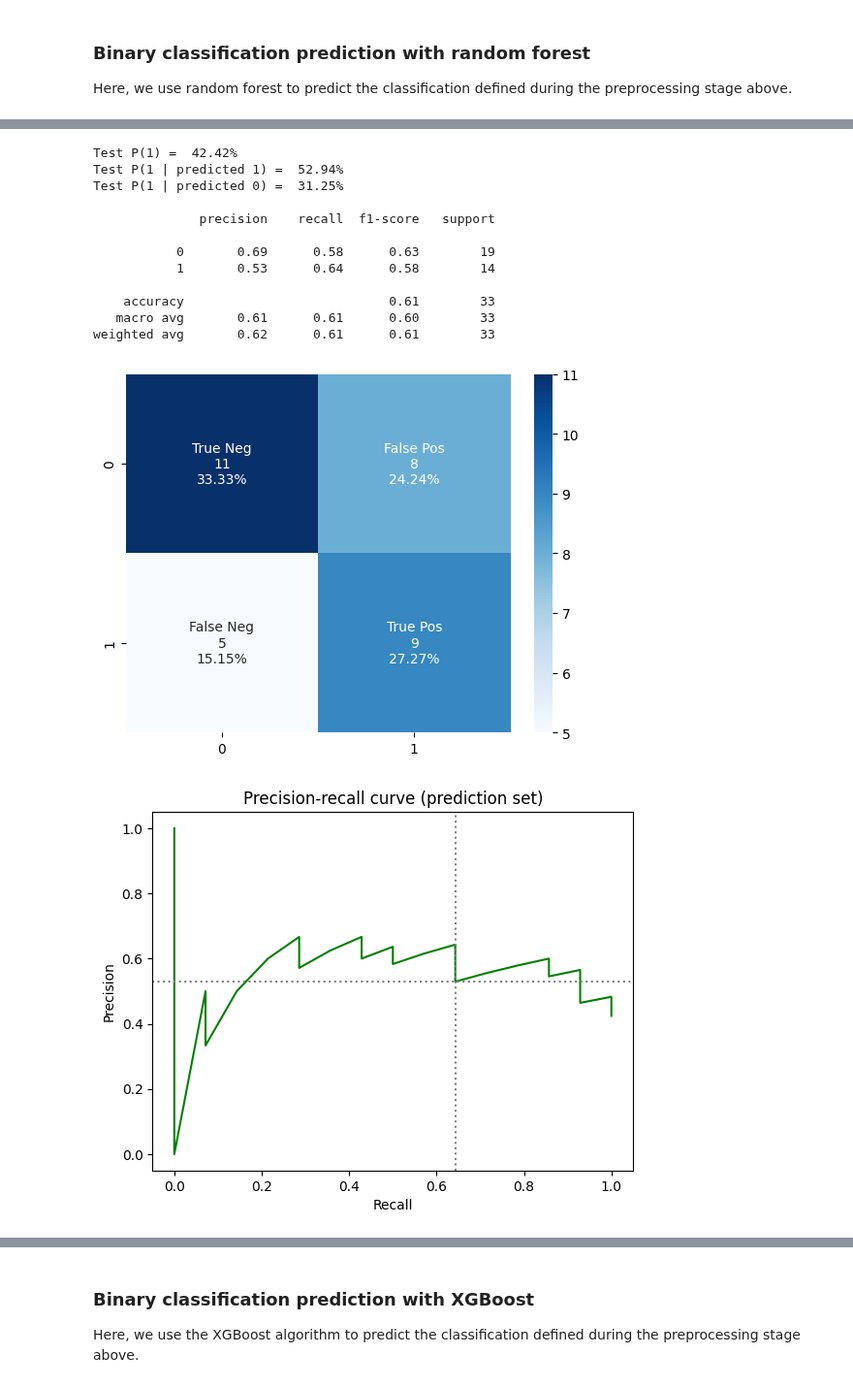
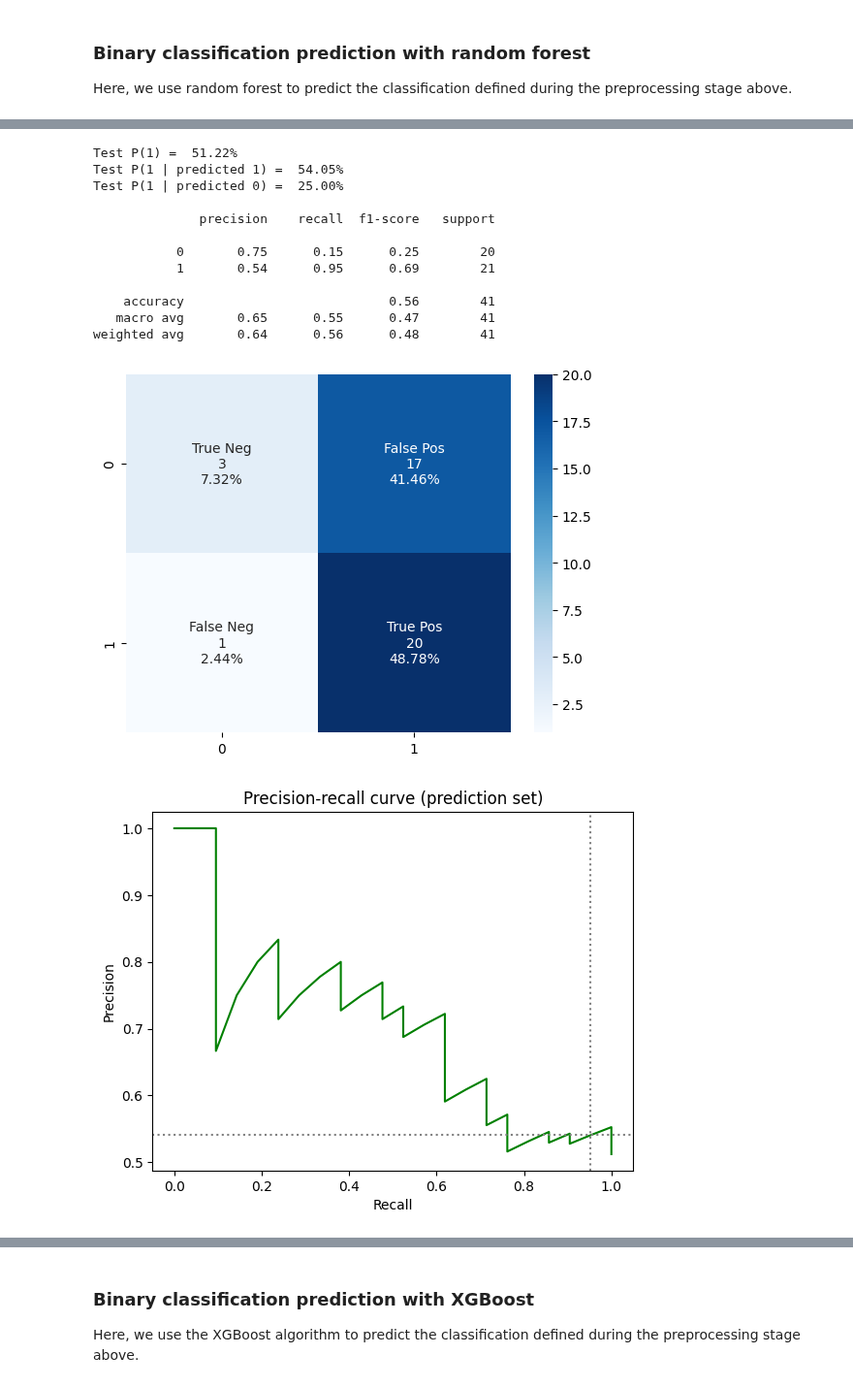
Before and after one commit to higherbar-ai/ml4qc, a Jupyter notebook: src/ml4qc-capi2-example.ipynb, the cells around one changed output, grey strips where cells are left out. Shown at 97% size. Cells and saved outputs as stored; diff of their text form; code cells hidden in the pictures.

```diff
--- a/src/ml4qc-capi2-example.ipynb
+++ b/src/ml4qc-capi2-example.ipynb
@@ -115,11 +116,11 @@ pca = 0.99
 # random state for reproducible results (or None)
 random_state = 411
 
-analysis_df = all_data.drop(["SubmissionDate", "starttime", "endtime", "duration", "TA","reviewed","randomly_selected","n_flags", "mean_movement","sd_movement", "review_comments", "review_corrections"], axis=1).copy(deep=True)
-starting_n = len(analysis_df)
+analysis_df = all_data.drop(["SubmissionDate", "starttime", "endtime", "duration", "TA", "reviewed", "randomly_selected", "n_flags", "mean_movement", "sd_movement", "review_comments", "review_corrections", "enum"], axis=1).copy(deep=True)
+starting_n = len(analysis_df.index)
 analysis_df = analysis_df[~analysis_df.isnull().any(axis=1)]
-ending_n = len(analysis_df)
-print(f"Dropped {ending_n-starting_n}/{starting_n} observations with missing data, for a loss of {((ending_n-starting_n)/starting_n)*100:.2f}%")
+ending_n = len(analysis_df.index)
+print(f"Dropped {starting_n-ending_n}/{starting_n} observations with missing data, for a loss of {((starting_n-ending_n)/starting_n)*100:.2f}%")
 print()
 
 # organize DataFrames with features and classes for prediction
@@ -137,7 +138,7 @@ print(f"Target base rate: {(len(target_df[target_df.target == 1])/len(target_df)
 print()
 
 # create SurveyML object with 25% test vs. train size
-surveyml = SurveyMLClassifier(features_df, target_df, test_size=0.25, cv_when_training=True, random_state=random_state, verbose=True, reweight_classes=True, n_jobs=-2)
+surveyml = SurveyMLClassifier(features_df, target_df, test_size=0.25, cv_when_training=True, random_state=random_state, verbose=True, n_jobs=-3, calibration_method='isotonic', threshold="optimal_f", threshold_value=1)
 
 # preprocess data
 surveyml.preprocess_for_prediction(pca=pca)
@@ -198,25 +203,26 @@ Here, we use logistic regression to predict the classification defined during th
 %%time
 
 model_description = "Logistic regression"
-model_scoring = 'f1'  # 'average_precision' to optimize for precision, 'f1' to optimize for both precision and recall
+model_scoring = 'neg_brier_score'
 print(f"  Predicting: {target_description}")
 print(f"       Model: {model_description}")
 print(f"     Scoring: {model_scoring}")
 print()
 
-import sklearn as skl
 from sklearn.linear_model import LogisticRegression
 
 # first use cross validation to find the optimal hyperparameters
+import sklearn as skl
 classifier_lr = LogisticRegression(random_state=random_state, max_iter=2000)
-search_params = {'C': skl.utils.fixes.loguniform(0.0001, 100), 'penalty': ['l2'], 'class_weight': ['balanced', None]}
+search_params = {'C': skl.utils.fixes.loguniform(0.0001, 100), 'penalty': ['l2'], 'class_weight': [None]}
 params = surveyml.cv_for_best_hyperparameters(classifier=classifier_lr, search_params=search_params, model_scoring=model_scoring, n_iter=100)
 
 # then fit the model using the optimal hyperparameters
 classifier_lr = LogisticRegression(random_state=random_state, max_iter=10000, **params)
 predictions = surveyml.run_prediction_model(classifier_lr)
+print()
 print(f"Predictions made: {len(predictions)}")
-# surveyml.report_feature_importance(classifier_lr.coef_[0])
+# surveyml.report_feature_importance(surveyml.fitted_estimator.coef_[0])
 # %% [output]
   Predicting: Not APPROVED+GOOD
        Model: Logistic regression
@@ -262,7 +268,7 @@ Here, we use a decision tree to predict the classification defined during the pr
 %%time
 
 model_description = "Decision tree"
-model_scoring = 'f1'  # 'average_precision' to optimize for precision, 'f1' to optimize for both precision and recall
+model_scoring = 'neg_brier_score'
 print(f"  Predicting: {target_description}")
 print(f"       Model: {model_description}")
 print(f"     Scoring: {model_scoring}")
@@ -272,14 +278,15 @@ from sklearn.tree import DecisionTreeClassifier
 
 # first use cross validation to find the optimal hyperparameters
 classifier_dt = DecisionTreeClassifier(random_state=random_state)
-search_params = {'max_features': [None, 'sqrt', 'log2'], 'max_depth': [2, 3, 4, 5, 7, 10, 15, None], 'min_samples_split': [2, 5, 10], 'min_samples_leaf': [1, 2, 4], 'class_weight': [None, 'balanced']}
+search_params = {'max_features': [None, 'sqrt', 'log2'], 'max_depth': [2, 3, 4, 5, 7, 10, 15, None], 'min_samples_split': [2, 5, 10], 'min_samples_leaf': [1, 2, 4], 'class_weight': [None]}
 params = surveyml.cv_for_best_hyperparameters(classifier=classifier_dt, search_params=search_params, model_scoring=model_scoring, n_iter=100)
 
 # then fit the model using the optimal hyperparameters
 classifier_dt = DecisionTreeClassifier(random_state=random_state, **params)
 predictions = surveyml.run_prediction_model(classifier_dt)
+print()
 print(f"Predictions made: {len(predictions)}")
-# surveyml.report_feature_importance(classifier_dt.feature_importances_)
+# surveyml.report_feature_importance(surveyml.fitted_estimator.feature_importances_)
 # %% [output]
   Predicting: Not APPROVED+GOOD
        Model: Decision tree
@@ -325,7 +332,7 @@ Here, we use random forest to predict the classification defined during the prep
 %%time
 
 model_description = "Random forest"
-model_scoring = 'f1'  # 'average_precision' to optimize for precision, 'f1' to optimize for both precision and recall
+model_scoring = 'neg_brier_score'
 print(f"  Predicting: {target_description}")
 print(f"       Model: {model_description}")
 print(f"     Scoring: {model_scoring}")
@@ -335,14 +342,15 @@ from sklearn.ensemble import RandomForestClassifier
 
 # first use cross validation to find the optimal hyperparameters
 classifier_rf = RandomForestClassifier(random_state=random_state, n_estimators=50)
-search_params = {'max_features': [None, 'sqrt', 'log2'], 'max_depth': [2, 3, 4, 5, 7, 10, 15, None], 'min_samples_split': [2, 5, 10], 'min_samples_leaf': [1, 2, 4], 'class_weight': [None, 'balanced'], 'bootstrap': [True]}
+search_params = {'max_features': [None, 'sqrt', 'log2'], 'max_depth': [2, 3, 4, 5, 7, 10, 15, None], 'min_samples_split': [2, 5, 10], 'min_samples_leaf': [1, 2, 4], 'class_weight': [None], 'bootstrap': [True]}
 params = surveyml.cv_for_best_hyperparameters(classifier=classifier_rf, search_params=search_params, model_scoring=model_scoring, n_iter=100)
 
 # then fit the model using the optimal hyperparameters
 classifier_rf = RandomForestClassifier(random_state=random_state, n_estimators=500, **params)
 predictions = surveyml.run_prediction_model(classifier_rf)
+print()
 print(f"Predictions made: {len(predictions)}")
-# surveyml.report_feature_importance(classifier_rf.feature_importances_)
+# surveyml.report_feature_importance(surveyml.fitted_estimator.feature_importances_)
 # %% [output]
   Predicting: Not APPROVED+GOOD
        Model: Random forest
@@ -366,14 +374,14 @@ test_roc_auc: 0.4371851851851852 (SD: 0.11079203568608967)
-Test P(1) =  42.42%
-Test P(1 | predicted 1) =  52.94%
-Test P(1 | predicted 0) =  31.25%
+Test P(1) =  51.22%
+Test P(1 | predicted 1) =  54.05%
+Test P(1 | predicted 0) =  25.00%
 
               precision    recall  f1-score   support
 
-           0       0.69      0.58      0.63        19
-           1       0.53      0.64      0.58        14
+           0       0.75      0.15      0.25        20
+           1       0.54      0.95      0.69        21
 
-    accuracy                           0.61        33
-   macro avg       0.61      0.61      0.60        33
-weighted avg       0.62      0.61      0.61        33
+    accuracy                           0.56        41
+   macro avg       0.65      0.55      0.47        41
+weighted avg       0.64      0.56      0.48        41
-[figure, old version]
+[figure, new version]
-[figure, old version]
+[figure, new version]
```
Also changed, not shown: parts of 9 cells of this notebook, 22 other files.
